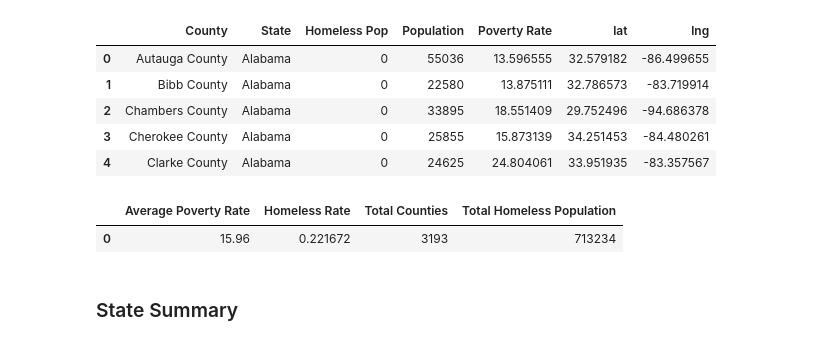
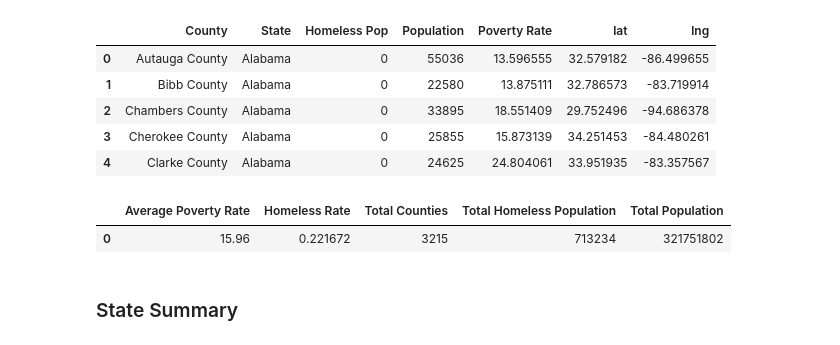
Before and after one commit to sbogdan-sb/Data_Viz_Project, a Jupyter notebook: Joey/joey_code.ipynb, the cells around one changed output. Cells and saved outputs as stored; diff of their text form; code cells hidden in the pictures.

```diff
--- a/Joey/joey_code.ipynb
+++ b/Joey/joey_code.ipynb
@@ -266,29 +266,32 @@ merge_table_all.head()
 # %%
 #quick summary of data as a whole
 
 #total number of counties
-counties_num=merge_table_all.shape[0]
+counties_num=3215
 
 #total homeless population in US
 homeless_tot=merge_table_all['Homeless Pop'].sum()
 
 #average homeless rate
 homeless_rate=100 * homeless_tot/merge_table_all['Population'].astype(int).sum()
 
 #average poverty rate
 avg_poverty=round(merge_table_all['Poverty Rate'].mean(),2)
 
+#total pop
+total_pop=round(merge_table_all['Population'].sum(),2)
+
 #put data into pandas data frame table
 data_summary = pd.DataFrame([{
     'Total Counties': counties_num,'Homeless Rate': homeless_rate,'Total Homeless Population': homeless_tot,
-    'Average Poverty Rate': avg_poverty
+    'Average Poverty Rate': avg_poverty, 'Total Population':total_pop
 }])
 
 #display
 data_summary
 # %% [output]
-|  | Average Poverty Rate | Homeless Rate | Total Counties | Total Homeless Population |
-| 0 | 15.96 | 0.221672 | 3193 | 713234 |
+|  | Average Poverty Rate | Homeless Rate | Total Counties | Total Homeless Population | Total Population |
+| 0 | 15.96 | 0.221672 | 3215 | 713234 | 321751802 |
 # %% [markdown]
 ### State Summary
 # %%
```
Also changed, not shown: parts of 1 cell of this notebook.
